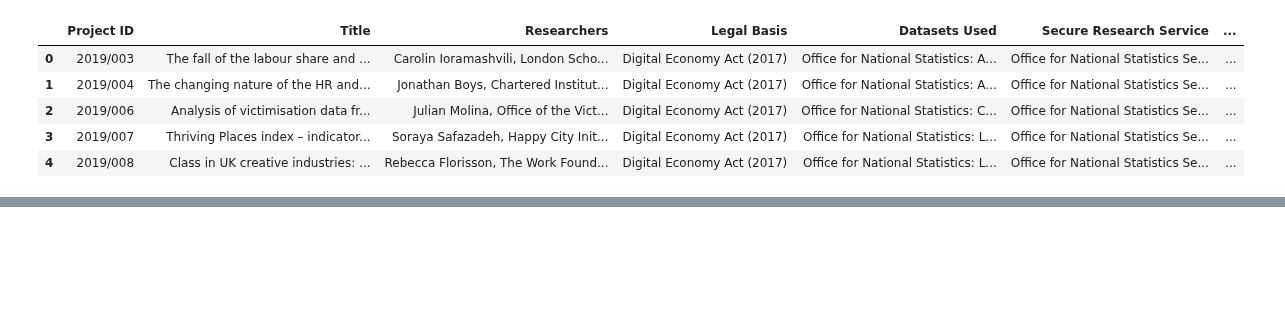
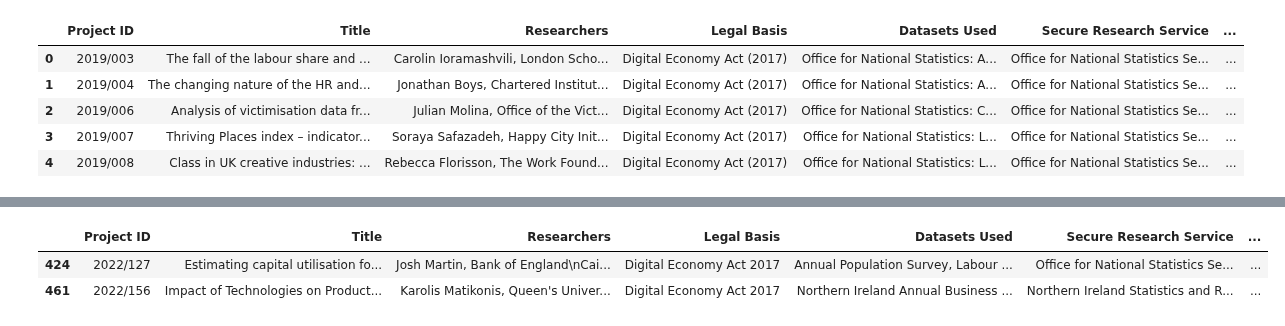
Before and after one commit to balintstewart77/ADR_DEA_project, a Jupyter notebook: analysis/DEA_projects_analysis.ipynb, the cells around one changed output, grey strips where cells are left out. Drawn from its saved outputs; the diff is of its cells as text; code cells hidden in the pictures; blank space fills up the shorter version.

Commit message:
add prelim cleaning

```diff
--- a/analysis/DEA_projects_analysis.ipynb
+++ b/analysis/DEA_projects_analysis.ipynb
@@ -21,3 +38,6 @@ df['Year'] = df['Accreditation Date'].dt.year
+# %%
+# Drop rows with missing datasets used
+df = df.dropna(subset=['Datasets Used'])
 # %%
 df.head()
 # %% [output]
@@ -43,0 +78,6 @@ plt.tight_layout()
+# %%
+# Clean Legal Basis column by removing SRSA rows
+df = df[~df['Legal Basis'].str.contains('SRSA', na=False)]
+# tidy up DEA labels
+df['Legal Basis'] = df['Legal Basis'].str.replace('Digital Economy Act (2017)', 'Digital Economy Act 2017')
+df['Legal Basis'].value_counts()
@@ -43,0 +99,19 @@ plt.tight_layout()
+# %%
+df["datasets_clean"] = (
+    df["Datasets Used"]
+    .str.lower()
+    .str.replace("\n", "; ", regex=False)  # replace newlines with semicolon
+    .str.replace(r"\s*,\s*", ", ", regex=True)  # normalize commas
+    .str.replace(r"\s*:\s*", ": ", regex=True)  # normalize colons
+)
+# %%
+def extract_datasets(row):
+    results = []
+    for entry in row.split(";"):
+        if ":" in entry:
+            owner, datasets = entry.split(":", 1)
+            dataset_list = [ds.strip() for ds in datasets.split(",")]
+            results.extend(dataset_list)
+    return results
+
+df["dataset_list"] = df["datasets_clean"].apply(lambda x: extract_datasets(x))
@@ -43,0 +120,6 @@ plt.tight_layout()
+# %%
+df[df["dataset_list"].apply(lambda x: isinstance(x, list) and len(x) == 0)]
+# %% [output]
+|  | Project ID | Title | Researchers | Legal Basis | Datasets Used | Secure Research Service | ... |
+| 424 | 2022/127 | Estimating capital utilisation fo... | Josh Martin, Bank of England\nCai... | Digital Economy Act 2017 | Annual Population Survey, Labour ... | Office for National Statistics Se... | ... |
+| 461 | 2022/156 | Impact of Technologies on Product... | Karolis Matikonis, Queen's Univer... | Digital Economy Act 2017 | Northern Ireland Annual Business ... | Northern Ireland Statistics and R... | ... |
```
Also changed, not shown: parts of 26 cells of this notebook.
